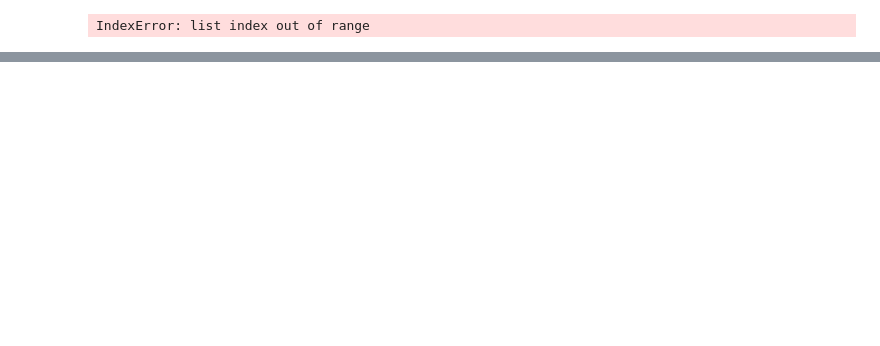
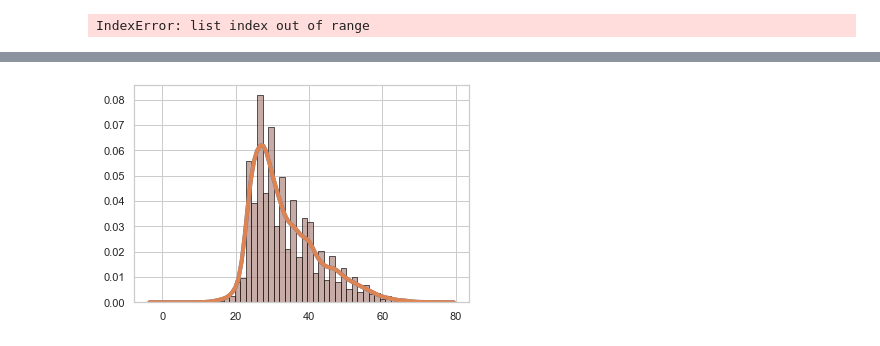
Before and after one commit to mjwolfe91/QTW-CaseStudy2, a Jupyter notebook: QTW_CaseStudy2.ipynb, the cells around one changed output, grey strips where cells are left out. Cells and saved outputs as stored; diff of their text form; code cells hidden in the pictures; blank space fills up the shorter version.

```diff
--- a/QTW_CaseStudy2.ipynb
+++ b/QTW_CaseStudy2.ipynb
@@ -632,0 +495,10 @@ raw_rows
+# %%
+##Density Plots##
+palette = itertools.cycle(sns.color_palette())
+for data in plot_data.values():
+    c = next(palette)
+    sns.distplot(data, hist=True, kde=True, color = c,
+                 hist_kws={'edgecolor':'black'},
+                 kde_kws={'linewidth': 4})
+# %% [output]
+[figure, added]
```
Also changed, not shown: parts of 13 cells of this notebook.
